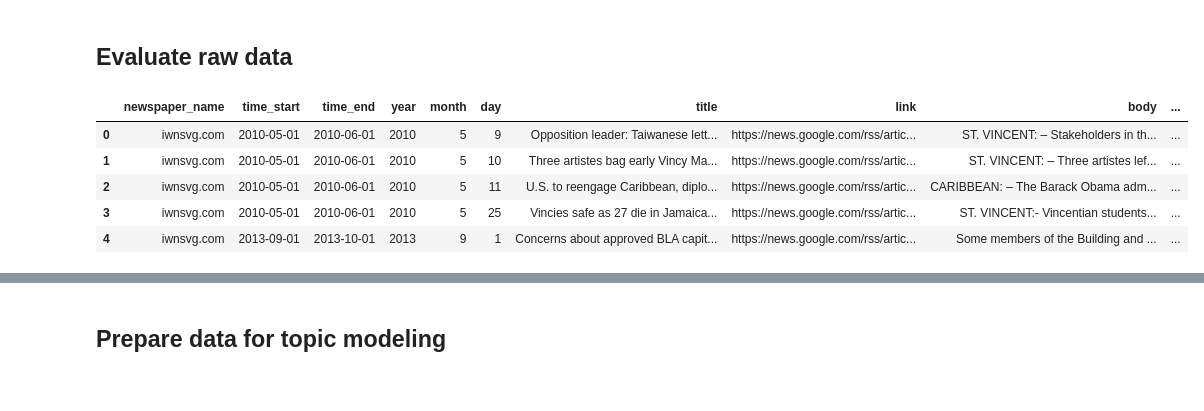
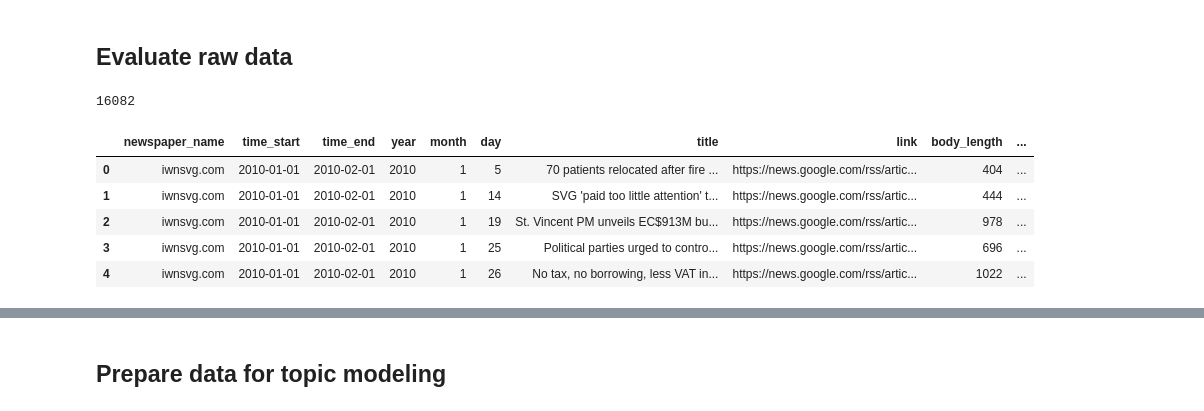
Before and after one commit to johnsonice/IMF_VE_News, a Jupyter notebook: news_scrape/simple_topicmodel/topic_model.ipynb, the cells around one changed output, grey strips where cells are left out. Saved outputs shown, nothing was run; the diff lists cells and outputs as text; code cells hidden in the pictures.

```diff
--- a/news_scrape/simple_topicmodel/topic_model.ipynb
+++ b/news_scrape/simple_topicmodel/topic_model.ipynb
@@ -14,7 +14,7 @@ from topic_model_utils import *
 LOAD_EMB = True
 TUNE = True
 res_folder = '/data/chuang/news_scrape/data/news_search_res'
-news_output_p = os.path.join(res_folder,'news_merged.csv')
+news_output_p = os.path.join(res_folder,'search_results_raw.csv')
 emb_path  = os.path.join(res_folder,'sentence_embeddings.npy')
 docs_path = os.path.join(res_folder,'docs.npy')
 topic_model_out_path = os.path.join(res_folder,'topic_model')
@@ -23,12 +23,13 @@ topic_model_out_path = os.path.join(res_folder,'topic_model')
 # %%
 ## raw data exploration
 df = pd.read_csv(news_output_p)
-docs = df['body'].tolist() ## get only the body
+print(len(docs))
 df.head()
 # %% [output]
+16082
-|  | newspaper_name | time_start | time_end | year | month | day | title | link | body | ... |
-| 0 | iwnsvg.com | 2010-05-01 | 2010-06-01 | 2010 | 5 | 9 | Opposition leader: Taiwanese lett... | https://news.google.com/rss/artic... | ST. VINCENT: – Stakeholders in th... | ... |
-| 1 | iwnsvg.com | 2010-05-01 | 2010-06-01 | 2010 | 5 | 10 | Three artistes bag early Vincy Ma... | https://news.google.com/rss/artic... | ST. VINCENT: – Three artistes lef... | ... |
-| 2 | iwnsvg.com | 2010-05-01 | 2010-06-01 | 2010 | 5 | 11 | U.S. to reengage Caribbean, diplo... | https://news.google.com/rss/artic... | CARIBBEAN: – The Barack Obama adm... | ... |
-| 3 | iwnsvg.com | 2010-05-01 | 2010-06-01 | 2010 | 5 | 25 | Vincies safe as 27 die in Jamaica... | https://news.google.com/rss/artic... | ST. VINCENT:- Vincentian students... | ... |
-| 4 | iwnsvg.com | 2013-09-01 | 2013-10-01 | 2013 | 9 | 1 | Concerns about approved BLA capit... | https://news.google.com/rss/artic... | Some members of the Building and ... | ... |
+|  | newspaper_name | time_start | time_end | year | month | day | title | link | body_length | ... |
+| 0 | iwnsvg.com | 2010-01-01 | 2010-02-01 | 2010 | 1 | 5 | 70 patients relocated after fire ... | https://news.google.com/rss/artic... | 404 | ... |
+| 1 | iwnsvg.com | 2010-01-01 | 2010-02-01 | 2010 | 1 | 14 | SVG 'paid too little attention' t... | https://news.google.com/rss/artic... | 444 | ... |
+| 2 | iwnsvg.com | 2010-01-01 | 2010-02-01 | 2010 | 1 | 19 | St. Vincent PM unveils EC$913M bu... | https://news.google.com/rss/artic... | 978 | ... |
+| 3 | iwnsvg.com | 2010-01-01 | 2010-02-01 | 2010 | 1 | 25 | Political parties urged to contro... | https://news.google.com/rss/artic... | 696 | ... |
+| 4 | iwnsvg.com | 2010-01-01 | 2010-02-01 | 2010 | 1 | 26 | No tax, no borrowing, less VAT in... | https://news.google.com/rss/artic... | 1022 | ... |
```
Also changed, not shown: parts of 11 cells of this notebook, 2 other files.
